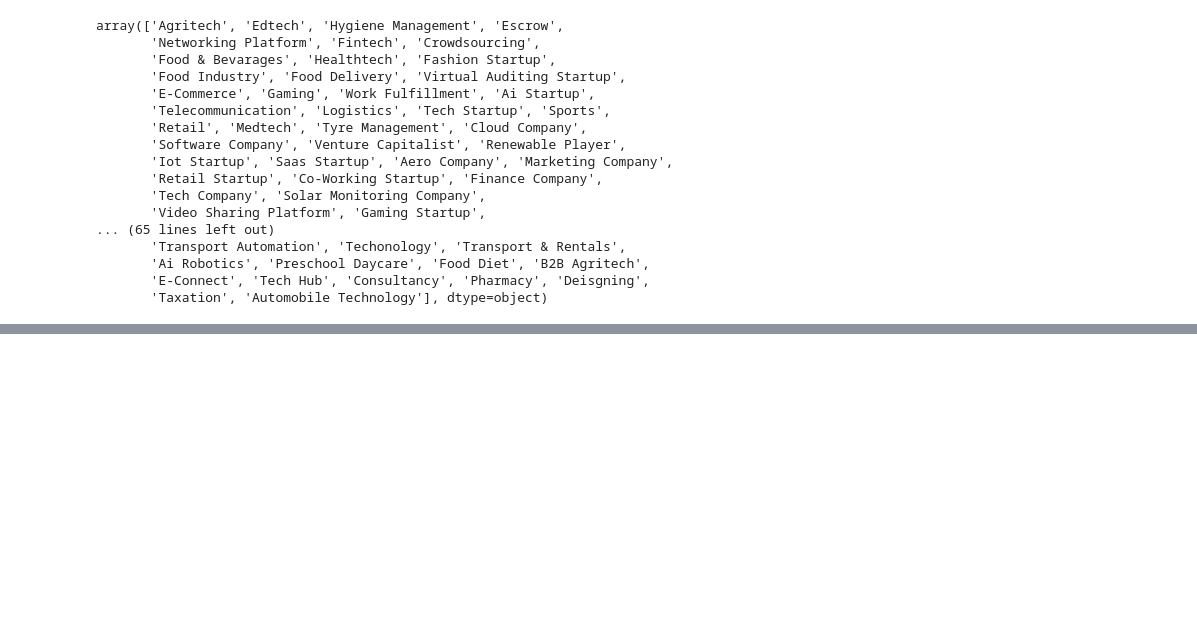
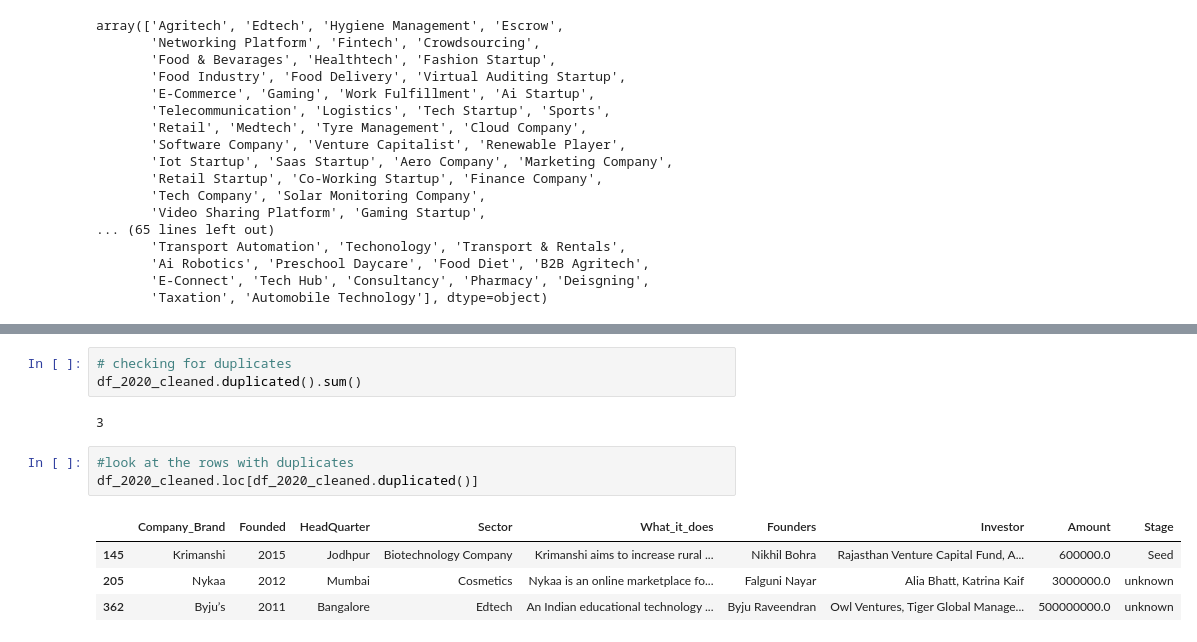
Before and after one commit to sethsot/Analysis-of-the-Indian-Startup-Ecosystem, a Jupyter notebook: Notebook/Data_Analysis.ipynb, the cells around one changed output, grey strips where cells are left out. Saved outputs shown, nothing was run; the diff lists cells and outputs as text; blank space fills up the shorter version.

```diff
--- a/Notebook/Data_Analysis.ipynb
+++ b/Notebook/Data_Analysis.ipynb
@@ -564,0 +832,13 @@ array(['Agritech', 'Edtech', 'Hygiene Management', 'Escrow',
+# %%
+# checking for duplicates
+df_2020_cleaned.duplicated().sum()
+# %% [output]
+3
+# %%
+#look at the rows with duplicates
+df_2020_cleaned.loc[df_2020_cleaned.duplicated()]
+# %% [output]
+|  | Company_Brand | Founded | HeadQuarter | Sector | What_it_does | Founders | Investor | Amount | Stage |
+| 145 | Krimanshi | 2015 | Jodhpur | Biotechnology Company | Krimanshi aims to increase rural ... | Nikhil Bohra | Rajasthan Venture Capital Fund, A... | 600000.0 | Seed |
+| 205 | Nykaa | 2012 | Mumbai | Cosmetics | Nykaa is an online marketplace fo... | Falguni Nayar | Alia Bhatt, Katrina Kaif | 3000000.0 | unknown |
+| 362 | Byju’s | 2011 | Bangalore | Edtech | An Indian educational technology ... | Byju Raveendran | Owl Ventures, Tiger Global Manage... | 500000000.0 | unknown |
```
Also changed, not shown: parts of 59 cells of this notebook.
